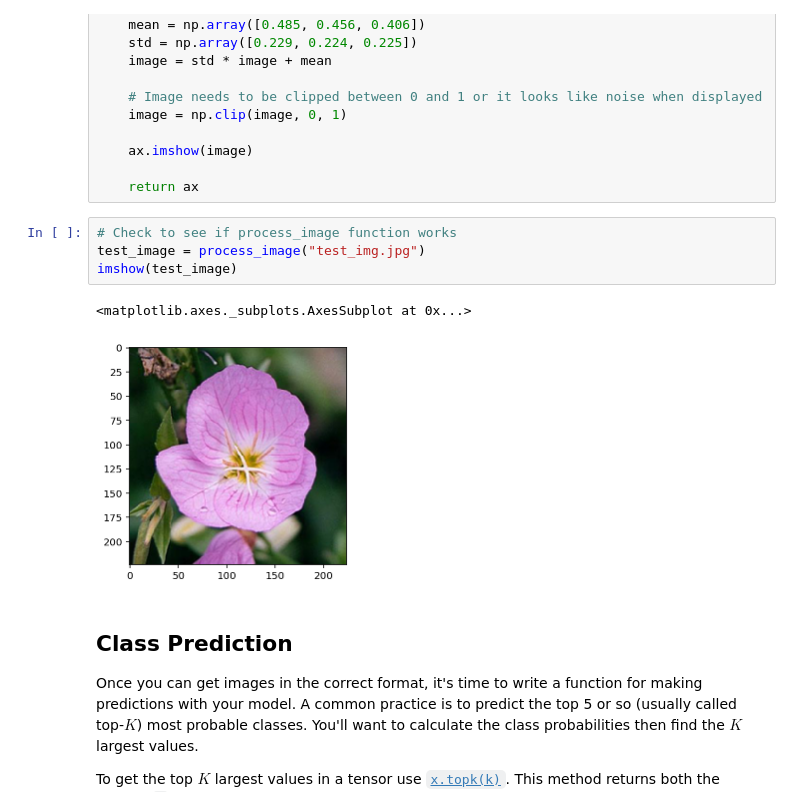
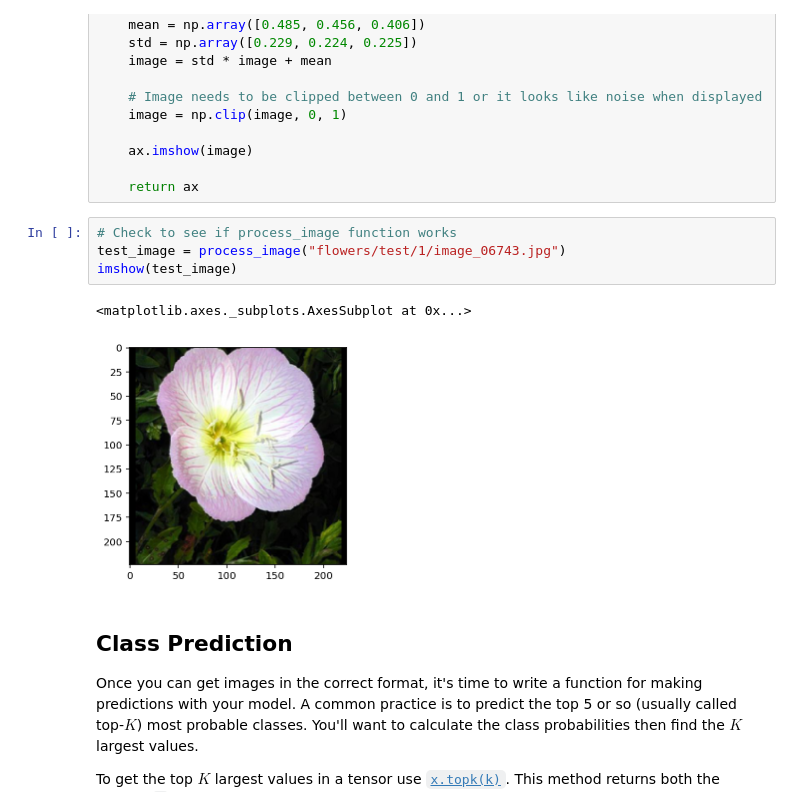
Before and after one commit to Cadyshack/AIPND-Project-2-Create-Your-Own-Image-Classifier, a Jupyter notebook: Image Classifier Project.ipynb, the cells around one changed output. Cells and saved outputs as stored; diff of their text form.

```diff
--- a/Image Classifier Project.ipynb
+++ b/Image Classifier Project.ipynb
@@ -374,11 +374,11 @@ def imshow(image, ax=None, title=None):
     return ax
 # %%
 # Check to see if process_image function works
-test_image = process_image("test_img.jpg")
+test_image = process_image("flowers/test/1/image_06743.jpg")
 imshow(test_image)
 # %% [output]
 <matplotlib.axes._subplots.AxesSubplot at 0x...>
-[figure, old version]
+[figure, new version]
 # %% [markdown]
 ## Class Prediction
 
```
Also changed, not shown: parts of 8 cells of this notebook, 1 other file.
